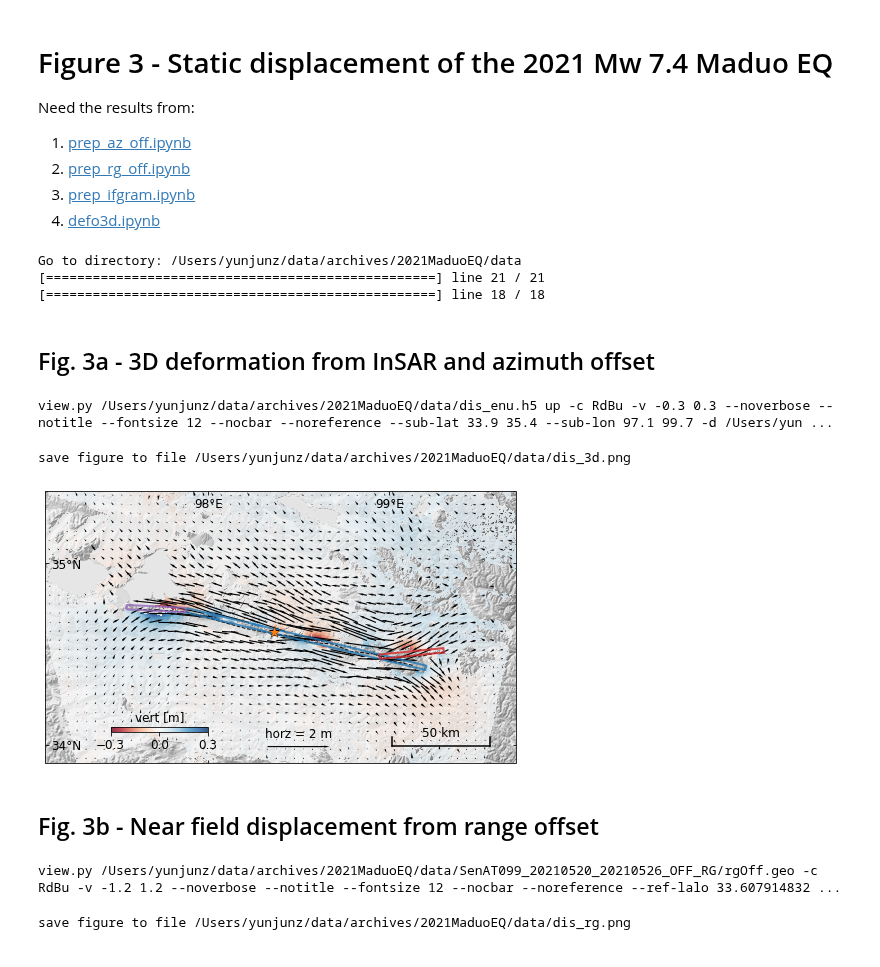
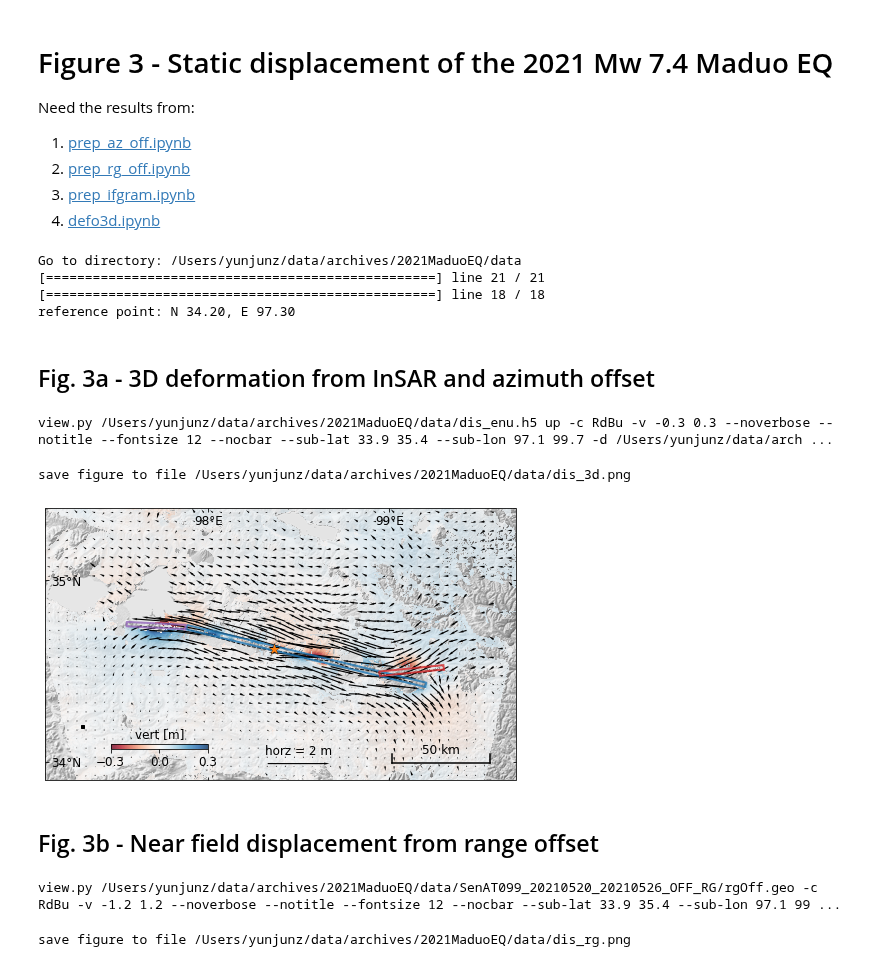
Before and after one commit to yunjunz/2021-Maduo-EQ, a Jupyter notebook: 5_Fig_3.ipynb, the cells around one changed output. Drawn from its saved outputs; the diff is of its cells as text; code cells hidden in the pictures.

Commit message:
Fig. 3 & S1: use the same ref point in the inversion for plotting as well

```diff
--- a/5_Fig_3.ipynb
+++ b/5_Fig_3.ipynb
@@ -28,78 +28,85 @@ rg_off_file = os.path.join(work_dir, 'SenAT099_20210520_20210526_OFF_RG/rgOff.ge
 
 # main rupture trace
 ll_file = os.path.join(work_dir, 'Main_rupture_LL.gmt')
-faults = pp.read_gmt_lonlat_file(ll_file)
+faults = readfile.read_gmt_lonlat_file(ll_file)
 
 # fault boundary
 fault_b_file = os.path.join(work_dir, 'fault_b')
-fault_bs = pp.read_gmt_lonlat_file(fault_b_file)
+fault_bs = readfile.read_gmt_lonlat_file(fault_b_file)
 
-# reference point
-atr = readfile.read_attribute(enu_file)
-ref_lat, ref_lon = float(atr['REF_LAT']), float(atr['REF_LON'])
+# reference point [the same as the multiple 1D maps used in the Finite Fault Inversion by Xu]
+rlat, rlon = 34.2, 97.3
+print(f'reference point: N {float(rlat):.2f}, E {float(rlon):.2f}')
 # %% [output]
 Go to directory: /Users/yunjunz/data/archives/2021MaduoEQ/data
 [==================================================] line 21 / 21
 [==================================================] line 18 / 18
+reference point: N 34.20, E 97.30
 # %% [markdown]
 ## Fig. 3a - 3D deformation from InSAR and azimuth offset
 # %%
 # prep displacement up
-cmd = f'view.py {enu_file} up -c RdBu -v -0.3 0.3 --noverbose --notitle --fontsize 12 --nocbar --noreference '
-cmd += f' --sub-lat {S} {N} --sub-lon {W} {E} -d {dem_file} --shade-max 7500 '
-cmd += ' --scalebar 0.2 0.84 0.06 '
+cmd = f'view.py {enu_file} up -c RdBu -v -0.3 0.3 --noverbose --notitle --fontsize 12 --nocbar '
+cmd += f' --sub-lat {S} {N} --sub-lon {W} {E} -d {dem_file} --shade-max 7500 --scalebar 0.2 0.84 0.06 '
+cmd += f' --ref-lalo {rlat} {rlon} --ref-size 3 '
 dis_u, atr, inps = view.prep_slice(cmd)
 
 # prep displacement east / north
 lats, lons = ut.get_lat_lon(atr, box=inps.pix_box, dimension=1)
-dis_e = readfile.read(enu_file, datasetName='east', box=inps.pix_box)[0]
+dis_e = readfile.read(enu_file, datasetName='east',  box=inps.pix_box)[0]
 dis_n = readfile.read(enu_file, datasetName='north', box=inps.pix_box)[0]
+# referencing
+ry, rx = ut.coordinate(atr).geo2radar(rlat, rlon)[:2]
+ry -= inps.pix_box[1]
+rx -= inps.pix_box[0]
+dis_e -= dis_e[ry, rx]
+dis_n -= dis_n[ry, rx]
 # %% [output]
-view.py /Users/yunjunz/data/archives/2021MaduoEQ/data/dis_enu.h5 up -c RdBu -v -0.3 0.3 --noverbose --notitle --fontsize 12 --nocbar --noreference --sub-lat 33.9 35.4 --sub-lon 97.1 99.7 -d /Users/yun ...
+view.py /Users/yunjunz/data/archives/2021MaduoEQ/data/dis_enu.h5 up -c RdBu -v -0.3 0.3 --noverbose --notitle --fontsize 12 --nocbar --sub-lat 33.9 35.4 --sub-lon 97.1 99.7 -d /Users/yunjunz/data/arch ...
 # %%
 cs = ['C0', 'C4', 'C3']  # hex color 1f77b4, 9467bd, d62728. They are close to GMT colors darkblue, purple and darkred
 fig, ax = plt.subplots(figsize=[9, 5], subplot_kw=dict(projection=ccrs.PlateCarree()))
 
 # plot vert displacement
 ax, inps, im, cbar = view.plot_slice(ax, dis_u, atr, inps)
-pp.draw_lalo_label(inps.geo_box, ax, lalo_step=inps.lalo_step, lalo_loc=[1, 0, 1, 0], lalo_max_num=inps.lalo_max_num,
+pp.draw_lalo_label(ax, inps.geo_box, lalo_step=inps.lalo_step, lalo_loc=[1, 0, 1, 0], lalo_max_num=inps.lalo_max_num,
                    font_size=inps.font_size, projection=inps.map_proj_obj, print_msg=inps.print_msg, lalo_offset=(-36, -20))
 
 # plot horz displacement
 step = 60
 Q = ax.quiver(lons[int(step/2)::step], lats[int(step/2)::step],
               dis_e[int(step/2)::step, int(step/2)::step],
               dis_n[int(step/2)::step, int(step/2)::step], headwidth=2., alpha=1.0)
 
 # plot rupture traces, fault boundaries, hypocenter
 for i, fault in enumerate(faults):      ax.plot(fault[:,0], fault[:,1], '--', lw=1, color='k')
 for i, (fault_b, c) in enumerate(zip(fault_bs, cs)):    ax.plot(fault_b[:,0], fault_b[:,1], '-', color=c, lw=2, alpha=0.8)
 ax.scatter(98.362, 34.620, s=12**2, marker='*', c='C1', edgecolors='k', lw=0.3, zorder=10)
 
 # axis format
 cax = fig.add_axes([0.25, 0.21, 0.15, 0.015])
 cbar = fig.colorbar(im, cax=cax, orientation='horizontal', ticks=[-0.3, 0, 0.3])
 cbar.ax.set_title('vert [m]', fontsize=12)
 ax.quiverkey(Q, X=0.54, Y=0.17, U=2, label='horz = 2 m', labelsep=0.08, coordinates='figure')
 
 # output
 out_fig = os.path.abspath('dis_3d.png')
 print('save figure to file', out_fig)
 plt.savefig(out_fig, bbox_inches='tight', transparent=True, dpi=600)
 plt.show()
 # %% [output]
 save figure to file /Users/yunjunz/data/archives/2021MaduoEQ/data/dis_3d.png
-[figure, old version]
+[figure, new version]
 # %% [markdown]
 ## Fig. 3b - Near field displacement from range offset
 # %%
 # prep displacement up
-cmd = f'view.py {rg_off_file} -c RdBu -v -1.2 1.2 --noverbose --notitle --fontsize 12 --nocbar --noreference --ref-lalo {ref_lat} {ref_lon} '
-cmd += f' --sub-lat {S} {N} --sub-lon {W} {E} -d {dem_file} --shade-max 7500 '
-cmd += ' --scalebar 0.2 0.84 0.06 '
+cmd = f'view.py {rg_off_file} -c RdBu -v -1.2 1.2 --noverbose --notitle --fontsize 12 --nocbar '
+cmd += f' --sub-lat {S} {N} --sub-lon {W} {E} -d {dem_file} --shade-max 7500 --scalebar 0.2 0.84 0.06 '
+cmd += f' --ref-lalo {rlat} {rlon} --ref-size 3 '
 dis_rg, atr, inps = view.prep_slice(cmd)
 # %% [output]
-view.py /Users/yunjunz/data/archives/2021MaduoEQ/data/SenAT099_20210520_20210526_OFF_RG/rgOff.geo -c RdBu -v -1.2 1.2 --noverbose --notitle --fontsize 12 --nocbar --noreference --ref-lalo 33.607914832 ...
+view.py /Users/yunjunz/data/archives/2021MaduoEQ/data/SenAT099_20210520_20210526_OFF_RG/rgOff.geo -c RdBu -v -1.2 1.2 --noverbose --notitle --fontsize 12 --nocbar --sub-lat 33.9 35.4 --sub-lon 97.1 99 ...
 # %%
 fig, ax = plt.subplots(figsize=[9, 5], subplot_kw=dict(projection=ccrs.PlateCarree()))
 
```
Also changed, not shown: parts of 1 cell of this notebook, 2 other files.
